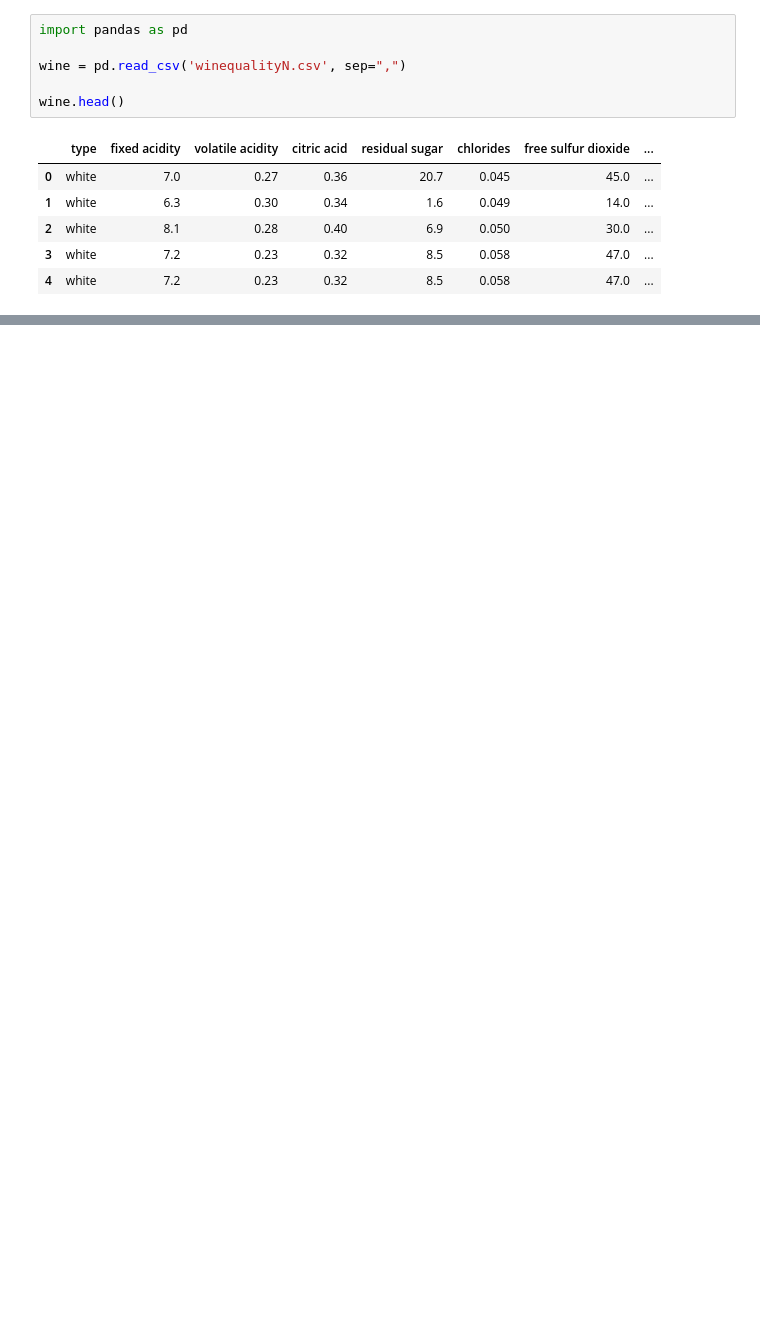
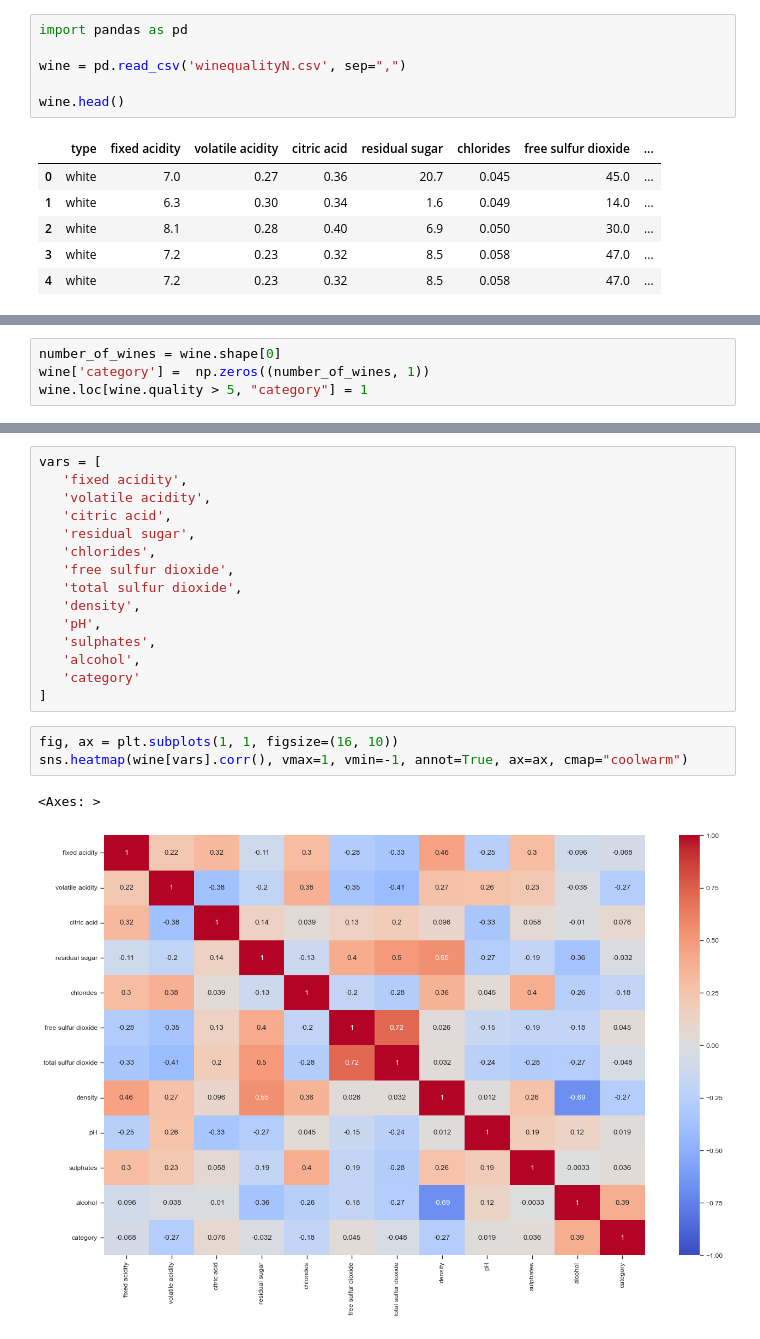
Before and after one commit to FabioRochaPoeta/wine-case, a Jupyter notebook: analisando-db-vinho-branco-e-tinto.ipynb, the cells around one changed output, grey strips where cells are left out. Cells and saved outputs as stored; diff of their text form; blank space fills up the shorter version.

```diff
--- a/analisando-db-vinho-branco-e-tinto.ipynb
+++ b/analisando-db-vinho-branco-e-tinto.ipynb
@@ -13,0 +65,4 @@ wine.head()
+# %%
+number_of_wines = wine.shape[0]
+wine['category'] =  np.zeros((number_of_wines, 1))
+wine.loc[wine.quality > 5, "category"] = 1
@@ -13,0 +77,21 @@ wine.head()
+# %%
+vars = [
+   'fixed acidity',
+   'volatile acidity',
+   'citric acid',
+   'residual sugar',
+   'chlorides',
+   'free sulfur dioxide',
+   'total sulfur dioxide',
+   'density',
+   'pH',
+   'sulphates',
+   'alcohol',
+   'category'
+]
+# %%
+fig, ax = plt.subplots(1, 1, figsize=(16, 10))
+sns.heatmap(wine[vars].corr(), vmax=1, vmin=-1, annot=True, ax=ax, cmap="coolwarm")
+# %% [output]
+<Axes: >
+[figure, added]
```
Also changed, not shown: parts of 9 cells of this notebook, 1 other file.
